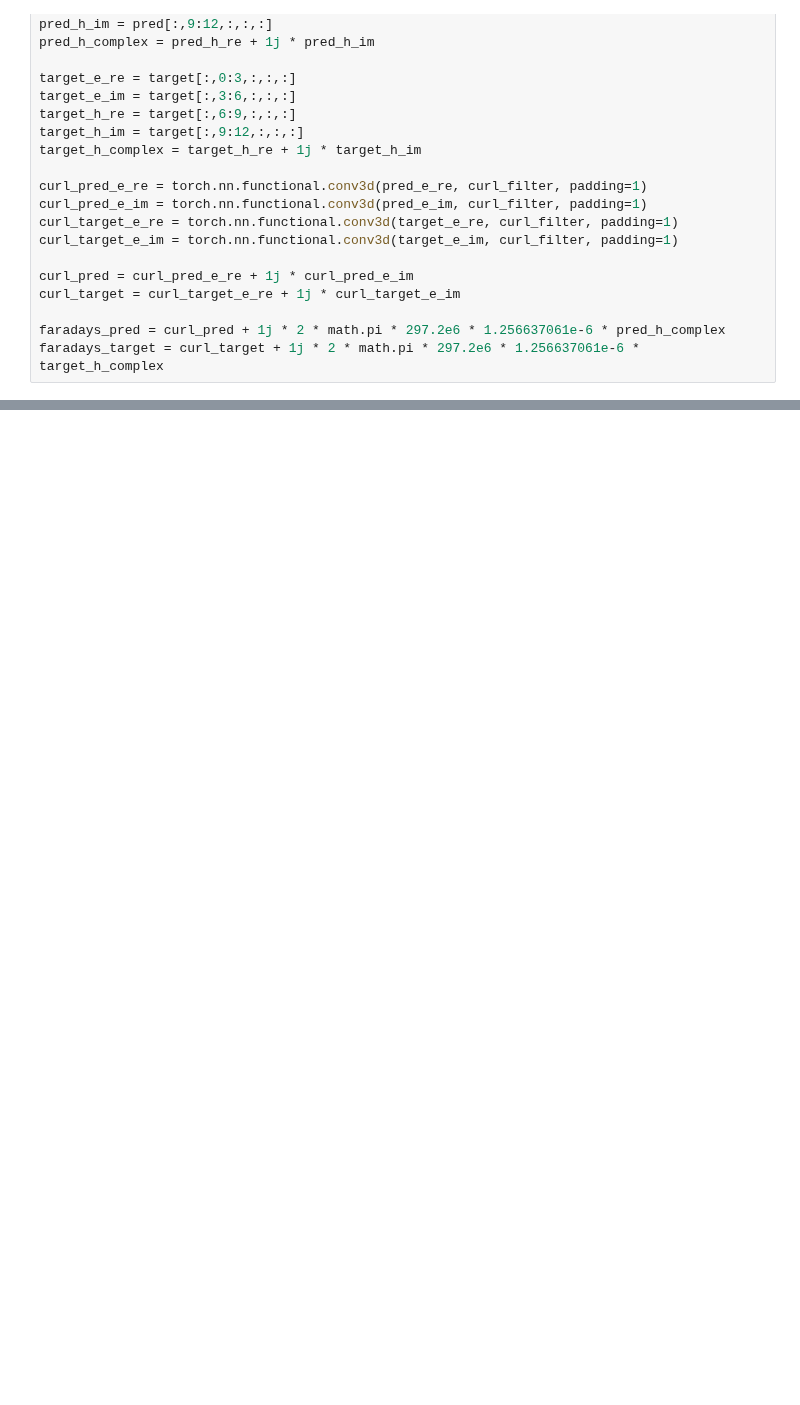
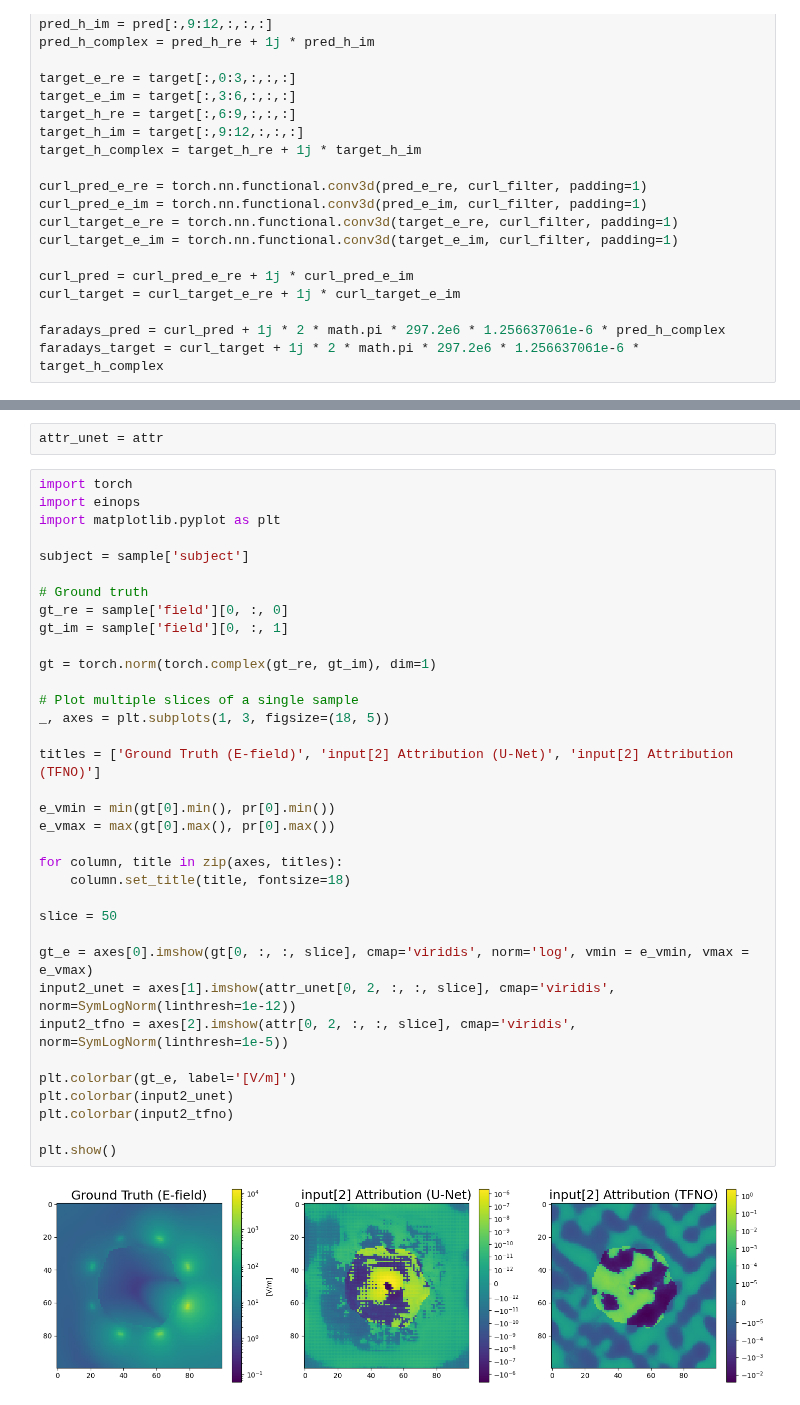
Before and after one commit to badulion/magnet_fno, a Jupyter notebook: results/inference.ipynb, the cells around one changed output, grey strips where cells are left out. Saved outputs shown, nothing was run; the diff lists cells and outputs as text; blank space fills up the shorter version.

```diff
--- a/results/inference.ipynb
+++ b/results/inference.ipynb
@@ -320,0 +313,39 @@ plt.show()
+# %%
+attr_unet = attr
+# %%
+import torch
+import einops
+import matplotlib.pyplot as plt
+
+subject = sample['subject']
+
+# Ground truth
+gt_re = sample['field'][0, :, 0]
+gt_im = sample['field'][0, :, 1]
+
+gt = torch.norm(torch.complex(gt_re, gt_im), dim=1)
+
+# Plot multiple slices of a single sample
+_, axes = plt.subplots(1, 3, figsize=(18, 5))
+
+titles = ['Ground Truth (E-field)', 'input[2] Attribution (U-Net)', 'input[2] Attribution (TFNO)']
+
+e_vmin = min(gt[0].min(), pr[0].min())
+e_vmax = max(gt[0].max(), pr[0].max())
+
+for column, title in zip(axes, titles):
+    column.set_title(title, fontsize=18)
+
+slice = 50
+
+gt_e = axes[0].imshow(gt[0, :, :, slice], cmap='viridis', norm='log', vmin = e_vmin, vmax = e_vmax)
+input2_unet = axes[1].imshow(attr_unet[0, 2, :, :, slice], cmap='viridis', norm=SymLogNorm(linthresh=1e-12))
+input2_tfno = axes[2].imshow(attr[0, 2, :, :, slice], cmap='viridis', norm=SymLogNorm(linthresh=1e-5))
+
+plt.colorbar(gt_e, label='[V/m]')
+plt.colorbar(input2_unet)
+plt.colorbar(input2_tfno)
+
+plt.show()
+# %% [output]
+[figure, added]
```
Also changed, not shown: parts of 8 cells of this notebook.
